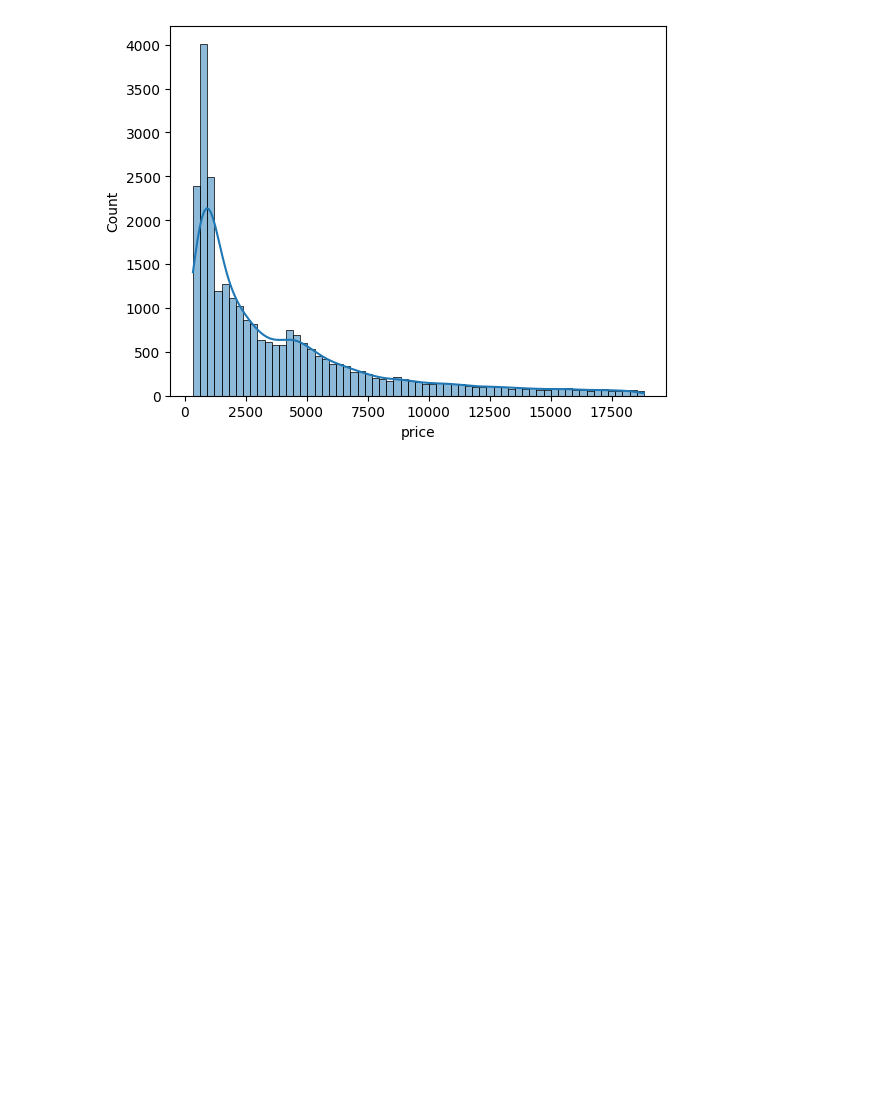
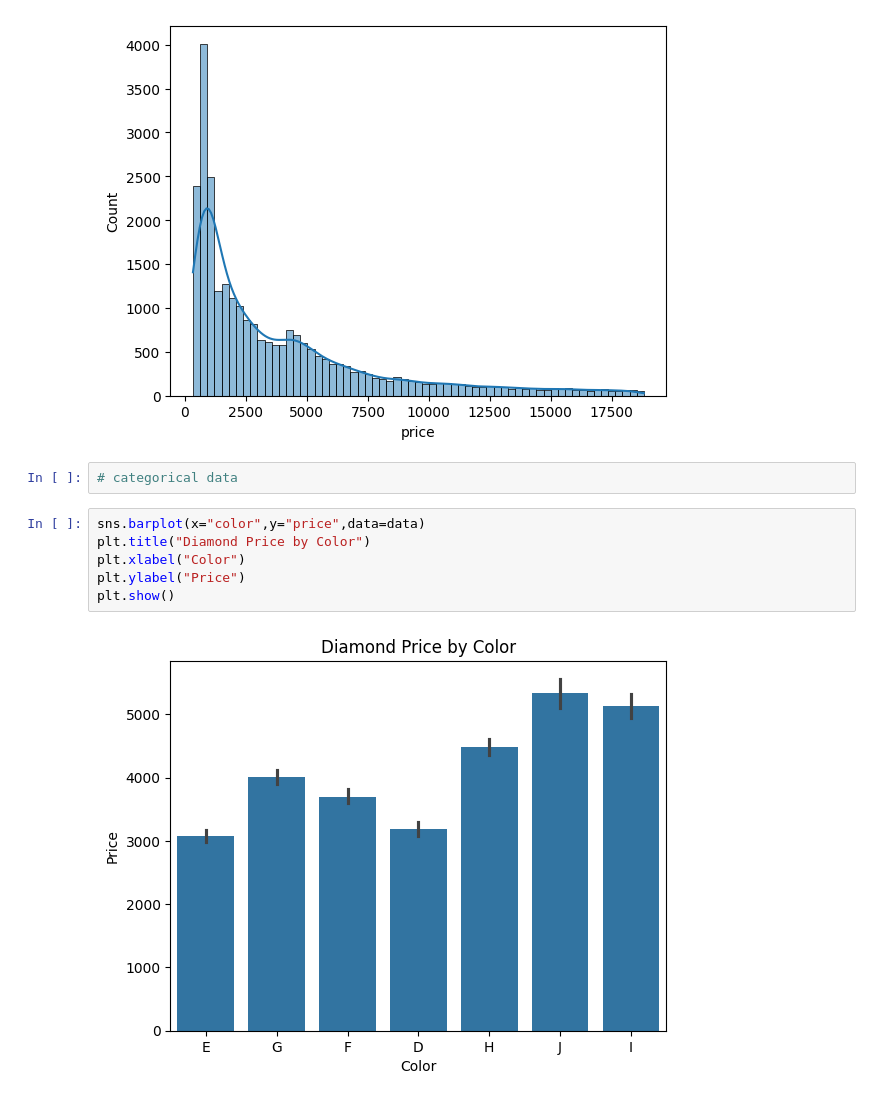
Before and after one commit to DenzAviator/fsdmendtoend, a Jupyter notebook: notebooks/research.ipynb, the cells around one changed output. Saved outputs shown, nothing was run; the diff lists cells and outputs as text; blank space fills up the shorter version.

```diff
--- a/notebooks/research.ipynb
+++ b/notebooks/research.ipynb
@@ -222,3 +222,13 @@ for col in numerical_columns:
 [figure]
 [figure]
 [figure]
+# %%
+# categorical data
+# %%
+sns.barplot(x="color",y="price",data=data)
+plt.title("Diamond Price by Color")
+plt.xlabel("Color")
+plt.ylabel("Price")
+plt.show()
+# %% [output]
+[figure, added]
```
Also changed, not shown: parts of 8 cells of this notebook.
